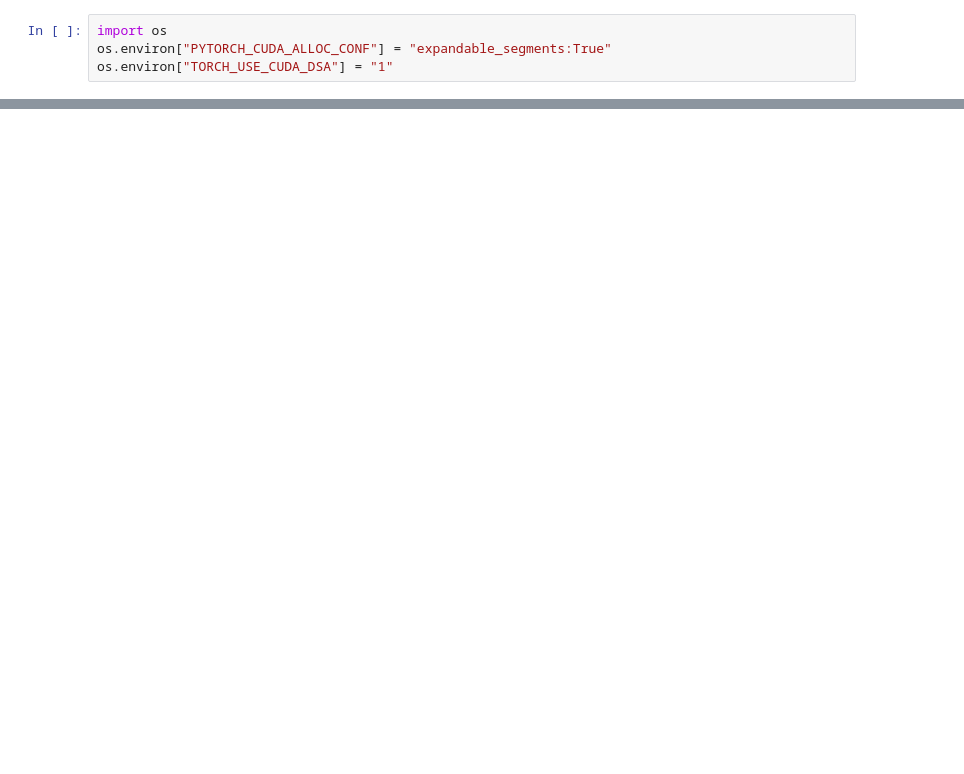
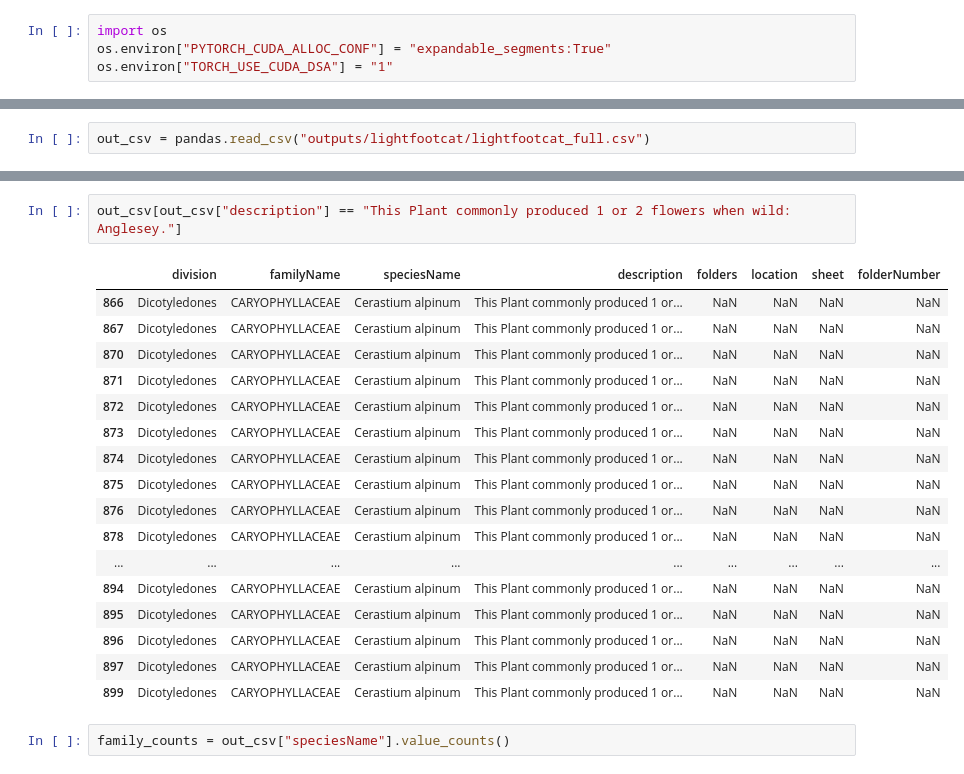
Before and after one commit to KewBridge/LightfootCatalogue, a Jupyter notebook: qwen_vl_7b_testing.ipynb, the cells around one changed output, grey strips where cells are left out. Cells and saved outputs as stored; diff of their text form; blank space fills up the shorter version.

```diff
--- a/qwen_vl_7b_testing.ipynb
+++ b/qwen_vl_7b_testing.ipynb
@@ -31,0 +130,2 @@ outputs = model(images, save=False, debug=False, save_file_name="two_images")
+# %%
+out_csv = pandas.read_csv("outputs/lightfootcat/lightfootcat_full.csv")
@@ -31,0 +158,22 @@ outputs = model(images, save=False, debug=False, save_file_name="two_images")
+# %%
+out_csv[out_csv["description"] == "This Plant commonly produced 1 or 2 flowers when wild: Anglesey."]
+# %% [output]
+|  | division | familyName | speciesName | description | folders | location | sheet | folderNumber |
+| 866 | Dicotyledones | CARYOPHYLLACEAE | Cerastium alpinum | This Plant commonly produced 1 or... | NaN | NaN | NaN | NaN |
+| 867 | Dicotyledones | CARYOPHYLLACEAE | Cerastium alpinum | This Plant commonly produced 1 or... | NaN | NaN | NaN | NaN |
+| 870 | Dicotyledones | CARYOPHYLLACEAE | Cerastium alpinum | This Plant commonly produced 1 or... | NaN | NaN | NaN | NaN |
+| 871 | Dicotyledones | CARYOPHYLLACEAE | Cerastium alpinum | This Plant commonly produced 1 or... | NaN | NaN | NaN | NaN |
+| 872 | Dicotyledones | CARYOPHYLLACEAE | Cerastium alpinum | This Plant commonly produced 1 or... | NaN | NaN | NaN | NaN |
+| 873 | Dicotyledones | CARYOPHYLLACEAE | Cerastium alpinum | This Plant commonly produced 1 or... | NaN | NaN | NaN | NaN |
+| 874 | Dicotyledones | CARYOPHYLLACEAE | Cerastium alpinum | This Plant commonly produced 1 or... | NaN | NaN | NaN | NaN |
+| 875 | Dicotyledones | CARYOPHYLLACEAE | Cerastium alpinum | This Plant commonly produced 1 or... | NaN | NaN | NaN | NaN |
+| 876 | Dicotyledones | CARYOPHYLLACEAE | Cerastium alpinum | This Plant commonly produced 1 or... | NaN | NaN | NaN | NaN |
+| 878 | Dicotyledones | CARYOPHYLLACEAE | Cerastium alpinum | This Plant commonly produced 1 or... | NaN | NaN | NaN | NaN |
+| ... | ... | ... | ... | ... | ... | ... | ... | ... |
+| 894 | Dicotyledones | CARYOPHYLLACEAE | Cerastium alpinum | This Plant commonly produced 1 or... | NaN | NaN | NaN | NaN |
+| 895 | Dicotyledones | CARYOPHYLLACEAE | Cerastium alpinum | This Plant commonly produced 1 or... | NaN | NaN | NaN | NaN |
+| 896 | Dicotyledones | CARYOPHYLLACEAE | Cerastium alpinum | This Plant commonly produced 1 or... | NaN | NaN | NaN | NaN |
+| 897 | Dicotyledones | CARYOPHYLLACEAE | Cerastium alpinum | This Plant commonly produced 1 or... | NaN | NaN | NaN | NaN |
+| 899 | Dicotyledones | CARYOPHYLLACEAE | Cerastium alpinum | This Plant commonly produced 1 or... | NaN | NaN | NaN | NaN |
+# %%
+family_counts = out_csv["speciesName"].value_counts()
```
Also changed, not shown: parts of 14 cells of this notebook, 33 other files.
